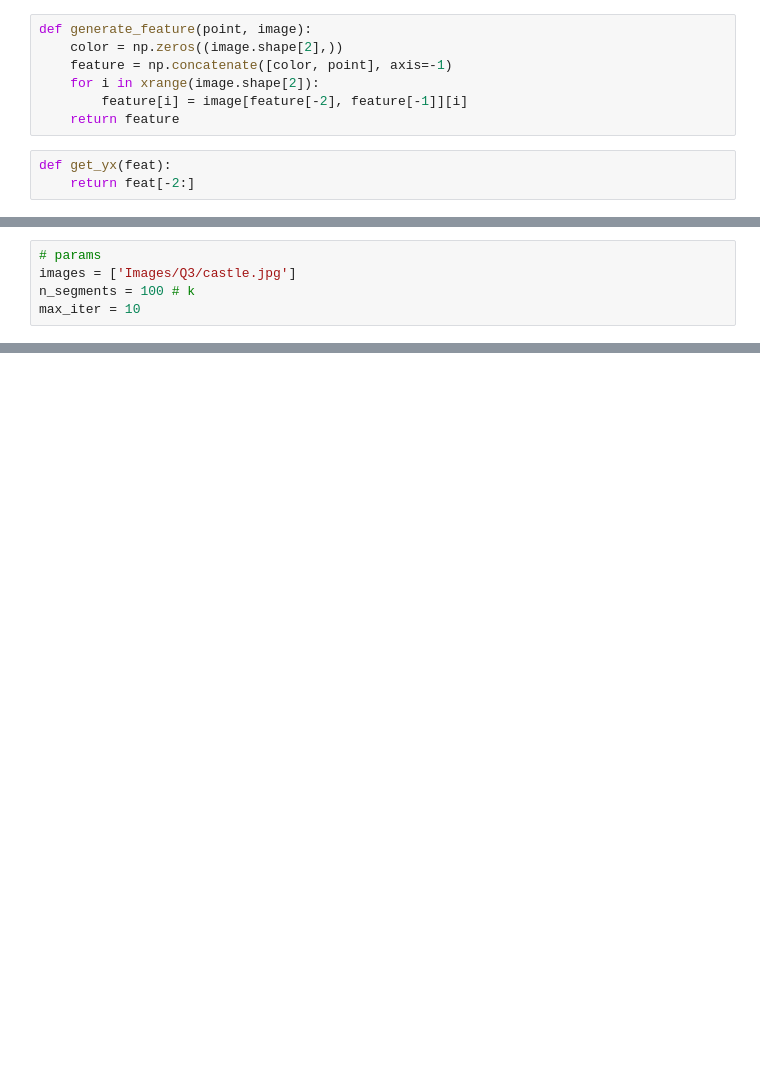
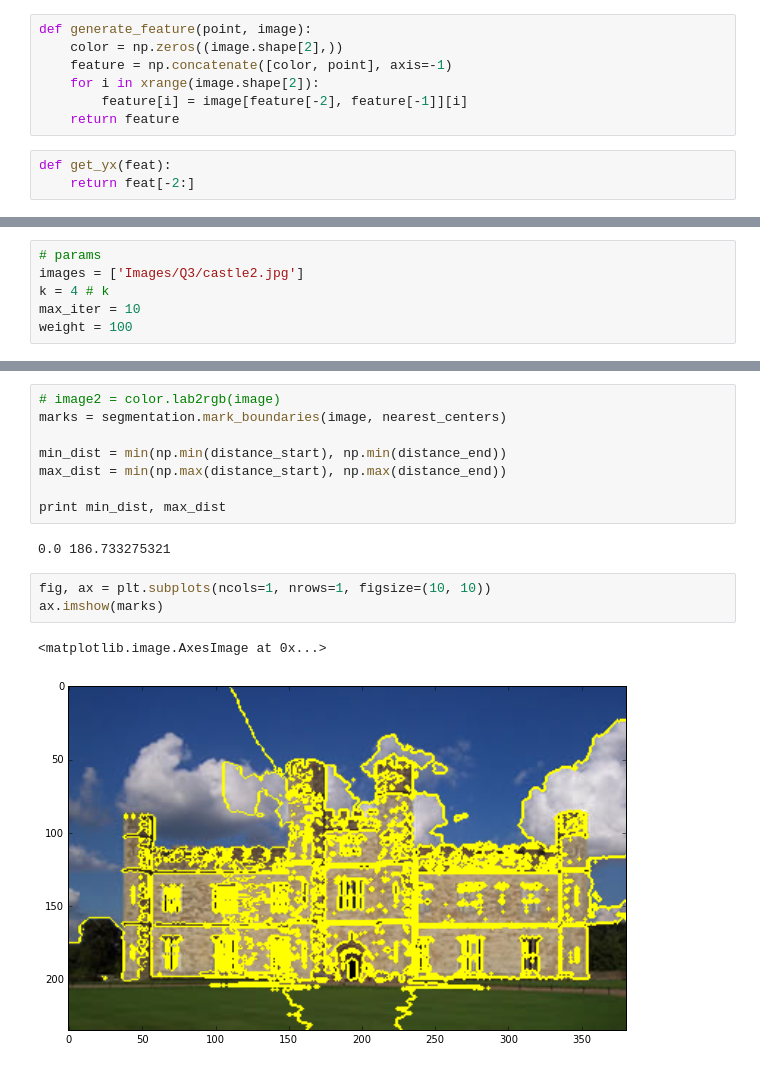
Before and after one commit to chongyeegan/computer-vision-hw-2, a Jupyter notebook: Test.ipynb, the cells around one changed output, grey strips where cells are left out. Cells and saved outputs as stored; diff of their text form; blank space fills up the shorter version.

```diff
--- a/Test.ipynb
+++ b/Test.ipynb
@@ -72,8 +108,9 @@ def generate_features_vec(points, generate_feature, image):
 # %%
 # params
-images = ['Images/Q3/castle.jpg']
-n_segments = 100 # k
+images = ['Images/Q3/castle2.jpg']
+k = 4 # k
 max_iter = 10
+weight = 100
 # %%
 image = io.imread(images[0])
 # image = color.rgb2lab(image)
@@ -129,0 +129,16 @@ for i in xrange(1):
+# %%
+# image2 = color.lab2rgb(image)
+marks = segmentation.mark_boundaries(image, nearest_centers)
+
+min_dist = min(np.min(distance_start), np.min(distance_end))
+max_dist = min(np.max(distance_start), np.max(distance_end))
+
+print min_dist, max_dist
+# %% [output]
+0.0 186.733275321
+# %%
+fig, ax = plt.subplots(ncols=1, nrows=1, figsize=(10, 10))
+ax.imshow(marks)
+# %% [output]
+<matplotlib.image.AxesImage at 0x...>
+[figure, added]
```
Also changed, not shown: parts of 15 cells of this notebook, 1 other file.
